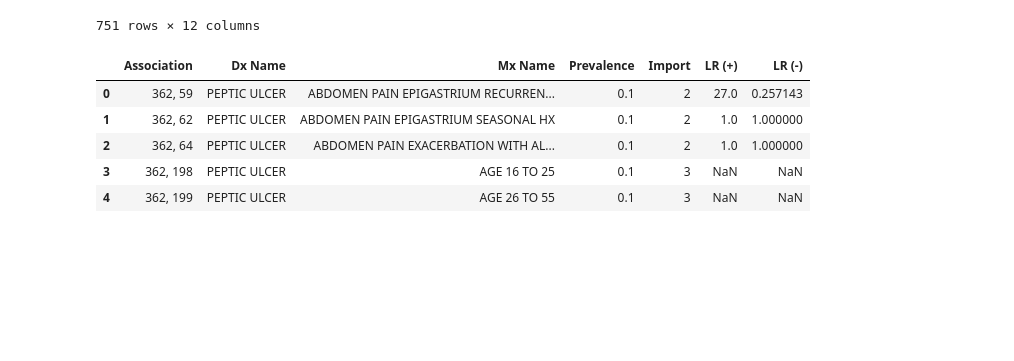
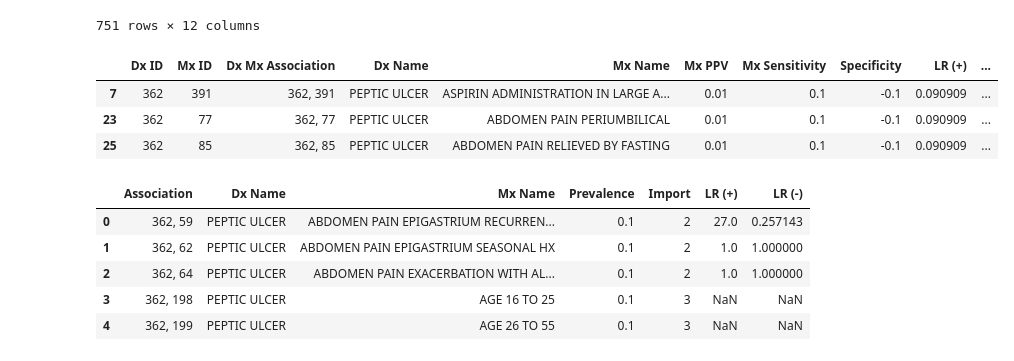
Before and after one commit to alvinjeffery/cds_bayes, a Jupyter notebook: cds_df.ipynb, the cells around one changed output. Drawn from its saved outputs; the diff is of its cells as text; code cells hidden in the pictures; blank space fills up the shorter version.

Commit message:
looked for negative LR-

```diff
--- a/cds_df.ipynb
+++ b/cds_df.ipynb
@@ -298,6 +298,15 @@ df
 | 749 | 189 | 1152 | 189, 1152 | GASTRITIS GIANT HYPERTROPHIC <MEN... | DIARRHEA CHRONIC | 0.01 | 0.10 | 0.999901 | 1010.090909 | ... |
 | 750 | 189 | 3729 | 189, 3729 | GASTRITIS GIANT HYPERTROPHIC <MEN... | STOMACH ENDOSCOPY RUGAE ENLARGED ... | 0.75 | 1.00 | 0.999997 | 299996.999998 | ... |
 751 rows × 12 columns
+# %%
+# exploring which negative values are present (and possibly need to be corrected)
+negs = df.loc[df['LR (-)'] < 0]
+negs
+# %% [output]
+|  | Dx ID | Mx ID | Dx Mx Association | Dx Name | Mx Name | Mx PPV | Mx Sensitivity | Specificity | LR (+) | ... |
+| 7 | 362 | 391 | 362, 391 | PEPTIC ULCER | ASPIRIN ADMINISTRATION IN LARGE A... | 0.01 | 0.1 | -0.1 | 0.090909 | ... |
+| 23 | 362 | 77 | 362, 77 | PEPTIC ULCER | ABDOMEN PAIN PERIUMBILICAL | 0.01 | 0.1 | -0.1 | 0.090909 | ... |
+| 25 | 362 | 85 | 362, 85 | PEPTIC ULCER | ABDOMEN PAIN RELIEVED BY FASTING | 0.01 | 0.1 | -0.1 | 0.090909 | ... |
 # %%
 # create neater version for exporting as CSV
 
```
